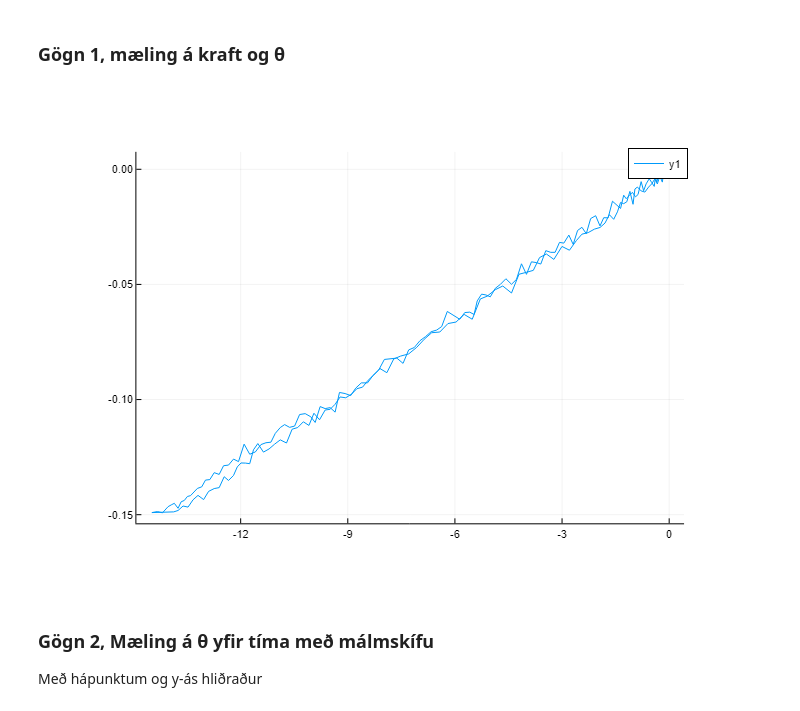
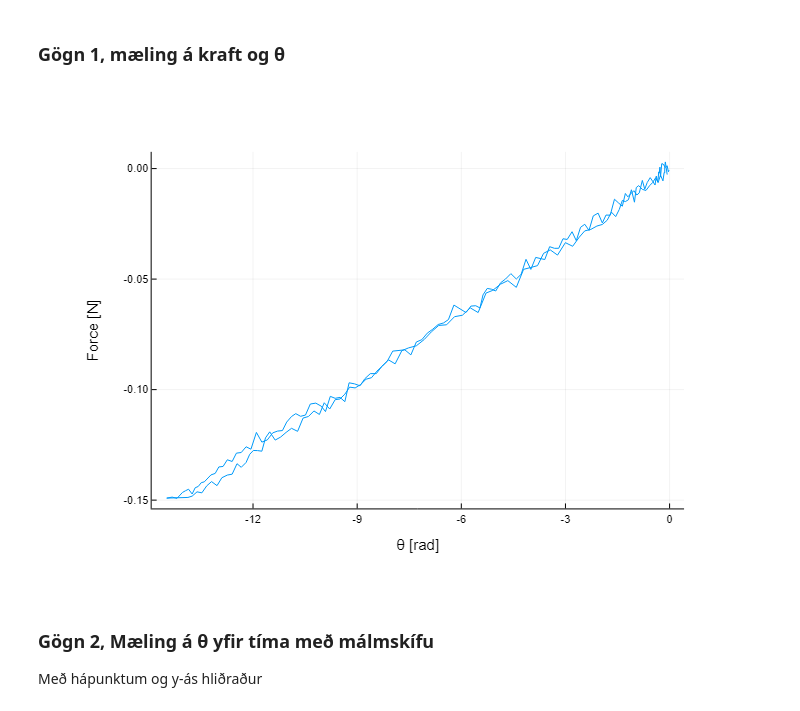
Before and after one commit to AwesomeQuest/verklegt3, a Jupyter notebook: notebook.ipynb, the cells around one changed output. Cells and saved outputs as stored; diff of their text form; code cells hidden in the pictures.

```diff
--- a/notebook.ipynb
+++ b/notebook.ipynb
@@ -17,11 +20,14 @@ plotlyjs();
 # %%
 data = CSV.read("data.csv", DataFrame)
 
 data = data[data[!,1] .> -0.15,:]
 
-plot(data[!,2],data[!,1])
+plot(data[!,2],data[!,1],
+	xlabel = "θ [rad]",
+	ylabel = "Force [N]",
+	labels =:none)
 # %% [output]
-[figure, old version]
+[figure, new version]
 # %% [markdown]
 ### Gögn 2, Mæling á θ yfir tíma með málmskífu
 Með hápunktum og y-ás hliðraður
```
Also changed, not shown: parts of 12 cells of this notebook.
